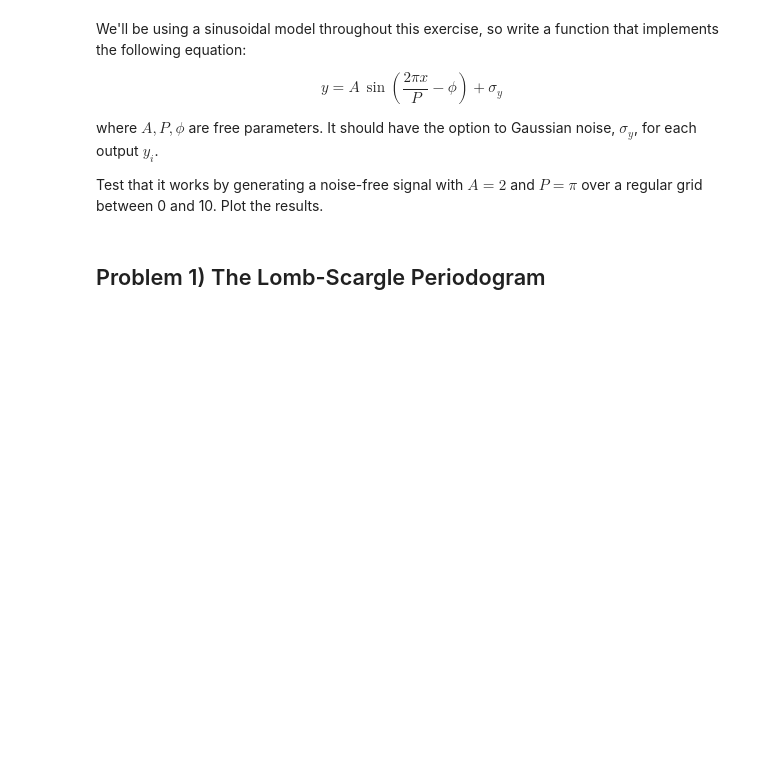
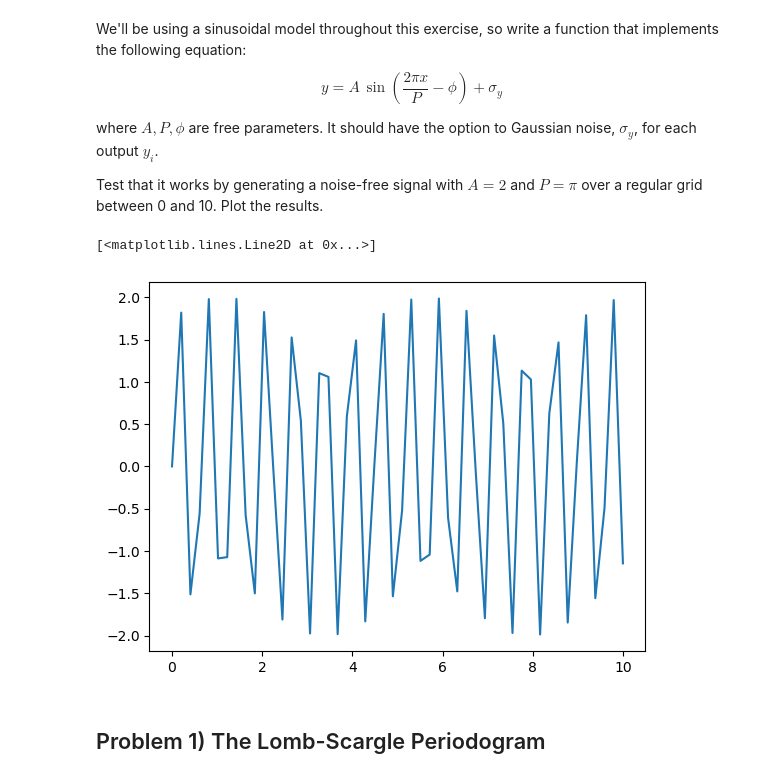
Before and after one commit to ASTR154/time-series, a Jupyter notebook: time-series.ipynb, the cells around one changed output. Cells and saved outputs as stored; diff of their text form; code cells hidden in the pictures; blank space fills up the shorter version.

```diff
--- a/time-series.ipynb
+++ b/time-series.ipynb
@@ -18,12 +18,20 @@ Test that it works by generating a noise-free signal with $A = 2$ and $P = \pi$
 # %%
 rng = np.random.default_rng()
 
 def sinusoid(x, period=1, amplitude=1, phase=0, noise=0):
-    return  # complete
+    lst = []
+    for x in range(len(x)):
+        y = amplitude * np.sin((2 * np.pi / period) * x - phase) + noise
+        lst.append(y)
+    return lst
+x = np.linspace(0, 10, 50)
+y_lst = sinusoid(x, period=np.pi, amplitude=2, phase=0, noise = 0)
 
-x =  # complete
-y = sinusoid(  # complete
-plt.plot(  # complete
+# print(y_lst)
+plt.plot(x, y_lst)
+# %% [output]
+[<matplotlib.lines.Line2D at 0x...>]
+[figure, added]
 # %% [markdown]
 ## Problem 1) The Lomb-Scargle Periodogram
 # %% [markdown]
```
Also changed, not shown: parts of 2 cells of this notebook.
